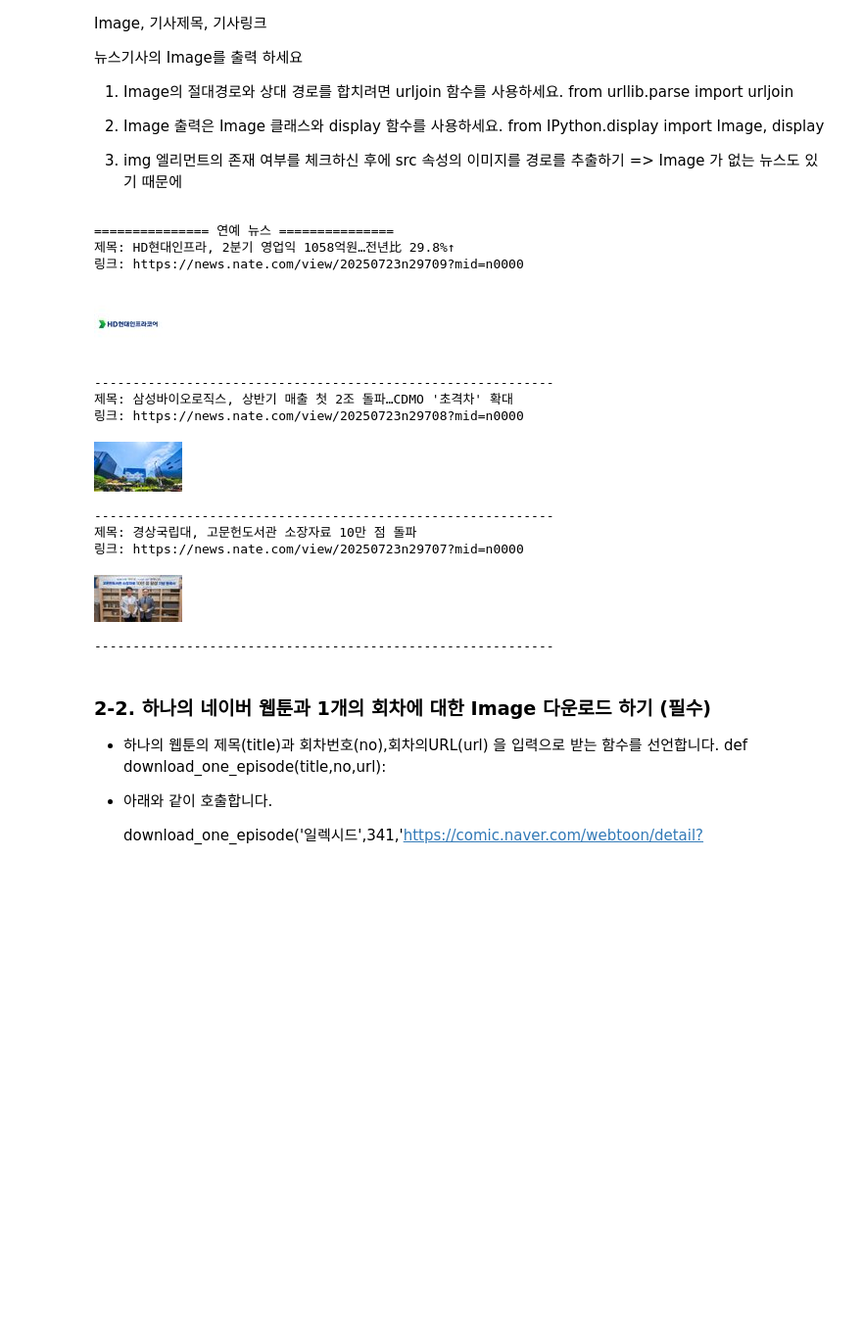
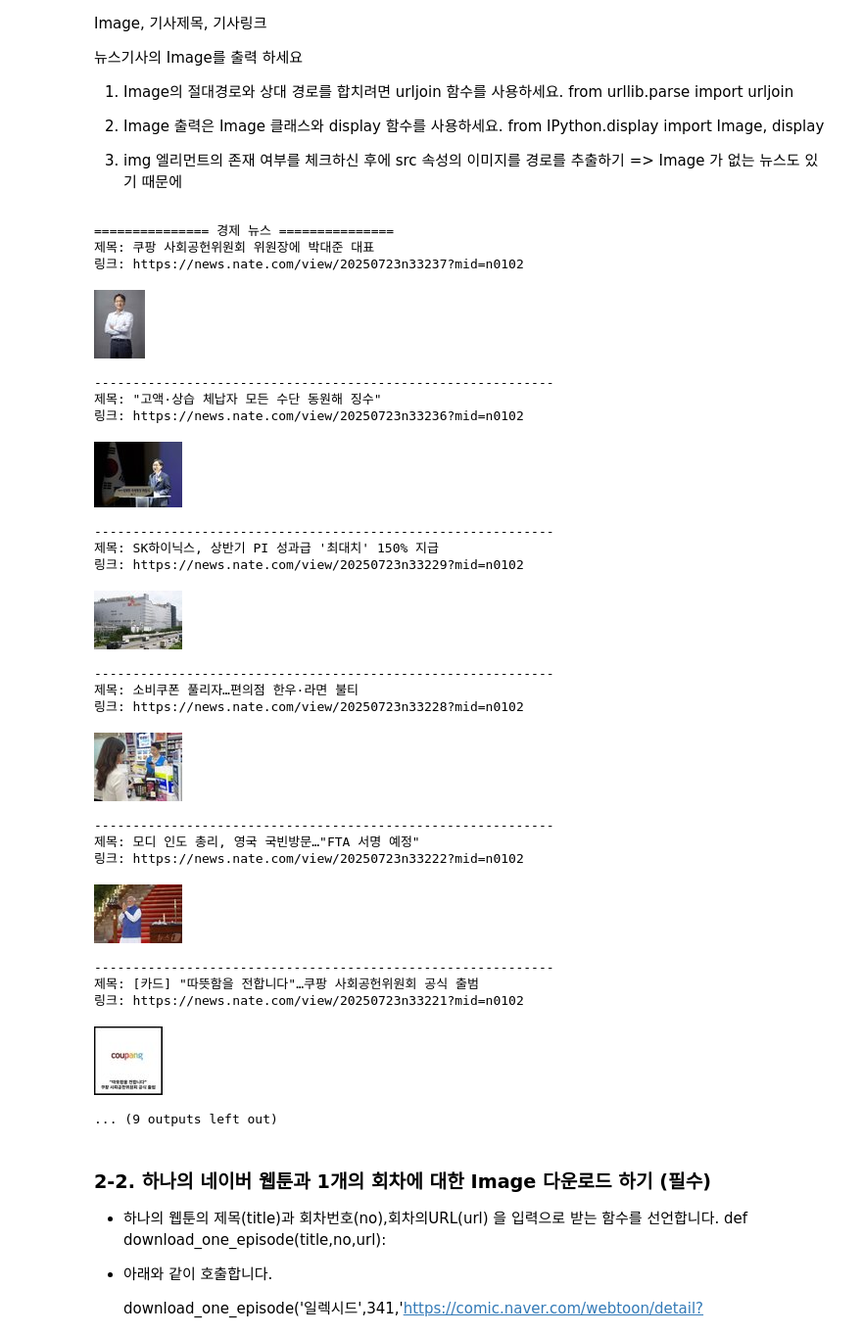
Before and after one commit to sehuikim02/Python_Webscraping_Analysis, a Jupyter notebook: 연습문제/02_nate_news_scraping.ipynb, the cells around one changed output. Shown at 98% size. Saved outputs shown, nothing was run; the diff lists cells and outputs as text; code cells hidden in the pictures; blank space fills up the shorter version.

```diff
--- a/연습문제/02_nate_news_scraping.ipynb
+++ b/연습문제/02_nate_news_scraping.ipynb
@@ -37,48 +37,60 @@ def scrape_politics_news(section_name):
 
     print(f"=============== {section_name} 뉴스 ===============")
 
     # 뉴스 각각의 <a> 태그가 들어있는 div들을 선택
     news_anchors = soup.select('div.mduSubjectList a.lt1')
 
-    for a_tag in news_anchors[:3]:
+    for a_tag in news_anchors[:10]:
         # 뉴스 링크
         link = a_tag.get('href')
         full_link = urljoin(url, link)
 
         # 제목은 a 태그 안의 h2.tit
         title_tag = a_tag.find('h2', class_='tit')
         title = title_tag.get_text(strip=True) if title_tag else "제목 없음"
 
         print(f"제목: {title}")
         print(f"링크: {full_link}")
 
         # 이미지가 있는 경우가 있으면 img 태그 찾아보기
         img_tag = a_tag.find('img')
         if img_tag and img_tag.has_attr('src'):
             img_src = img_tag['src']
             full_img_url = urljoin(url, img_src)
             display(Image(full_img_url))
         else:
             print("이미지 없음")
 
         print('-' * 60)
 
 # 실행
-scrape_politics_news('연예')
+scrape_politics_news('경제')
 # %% [output]
-=============== 연예 뉴스 ===============
-제목: HD현대인프라, 2분기 영업익 1058억원…전년比 29.8%↑
-링크: https://news.nate.com/view/20250723n29709?mid=n0000
+=============== 경제 뉴스 ===============
+제목: 쿠팡 사회공헌위원회 위원장에 박대준 대표
+링크: https://news.nate.com/view/20250723n33237?mid=n0102
-[figure, old version]
+[figure, new version]
 ------------------------------------------------------------
-제목: 삼성바이오로직스, 상반기 매출 첫 2조 돌파…CDMO '초격차' 확대
-링크: https://news.nate.com/view/20250723n29708?mid=n0000
+제목: "고액·상습 체납자 모든 수단 동원해 징수"
+링크: https://news.nate.com/view/20250723n33236?mid=n0102
-[figure, old version]
+[figure, new version]
 ------------------------------------------------------------
-제목: 경상국립대, 고문헌도서관 소장자료 10만 점 돌파
-링크: https://news.nate.com/view/20250723n29707?mid=n0000
+제목: SK하이닉스, 상반기 PI 성과급 '최대치' 150% 지급
+링크: https://news.nate.com/view/20250723n33229?mid=n0102
-[figure, old version]
+[figure, new version]
 ------------------------------------------------------------
+제목: 소비쿠폰 풀리자…편의점 한우·라면 불티
+링크: https://news.nate.com/view/20250723n33228?mid=n0102
+[figure, added]
+------------------------------------------------------------
+제목: 모디 인도 총리, 영국 국빈방문…"FTA 서명 예정"
+링크: https://news.nate.com/view/20250723n33222?mid=n0102
+[figure, added]
+------------------------------------------------------------
+제목: [카드] "따뜻함을 전합니다"…쿠팡 사회공헌위원회 공식 출범
+링크: https://news.nate.com/view/20250723n33221?mid=n0102
+[figure, added]
+... (9 outputs left out)
 # %% [markdown]
 ### 2-2. 하나의 네이버 웹툰과 1개의 회차에 대한 Image 다운로드 하기 (필수)
 - 하나의 웹툰의 제목(title)과 회차번호(no),회차의URL(url) 을 입력으로 받는 함수를 선언합니다.
```
Also changed, not shown: parts of 2 cells of this notebook.
